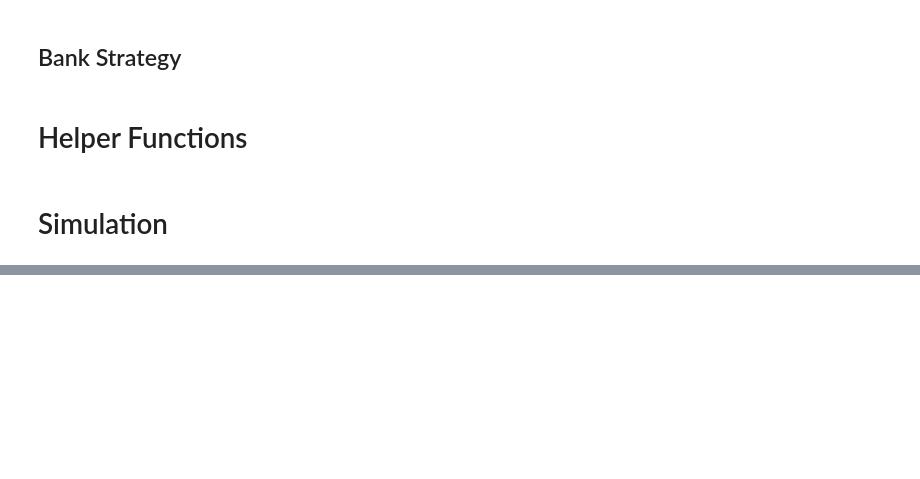
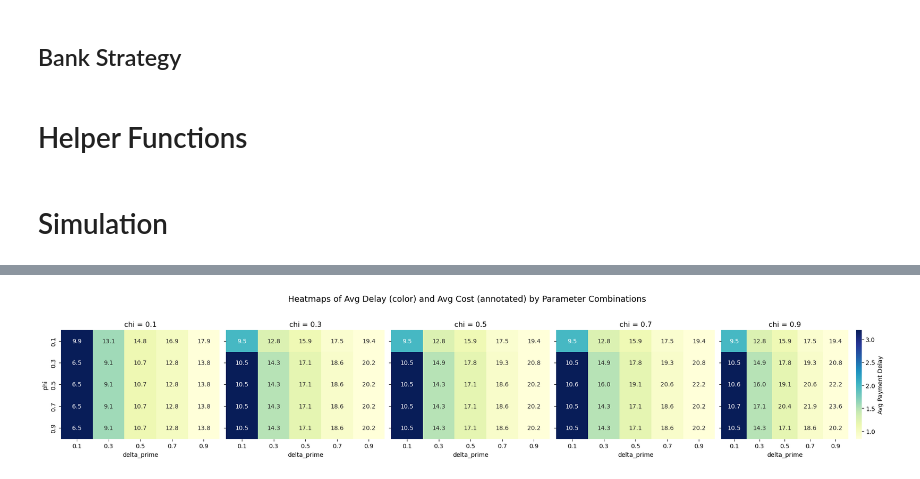
Before and after one commit to KennethSee/IntradayLiquidityGameSimulation, a Jupyter notebook: simulation_full_mechanism.ipynb, the cells around one changed output, grey strips where cells are left out. Saved outputs shown, nothing was run; the diff lists cells and outputs as text; code cells hidden in the pictures; blank space fills up the shorter version.

```diff
--- a/simulation_full_mechanism.ipynb
+++ b/simulation_full_mechanism.ipynb
@@ -422,13 +425,15 @@ def simulate_mech_game(p_t: float, delta: float, gamma: float, delta_prime: floa
         delay_costs[account] = calculate_delay_cost(sim_name, account, delta, delta_prime)
         borrowing_costs[account] = calculate_borrowing_cost(sim_name, account)
 
+    average_payment_delay = calculate_average_payment_delay(sim_name, 'acc3')
+
     # tear down
     # Remove each .csv file
-    # csv_files = glob.glob("*.csv")
-    # for file in csv_files:
-    #     os.remove(file)
+    csv_files = glob.glob("*.csv")
+    for file in csv_files:
+        os.remove(file)
 
-    return delay_costs[focal_account] + borrowing_costs[focal_account]
+    return {'total_costs': delay_costs[focal_account] + borrowing_costs[focal_account], 'average_payment_delay': average_payment_delay}
 # %%
 banks = pd.read_csv('data_input/bank_template_with_mech_strategy.csv')
 accounts = pd.read_csv('data_input/account_template_with_collateral.csv')
@@ -468,0 +487,32 @@ Standard Deviation: 3.6848249022172004
+# %%
+df = pd.DataFrame(results)
+
+# Round to make the heatmap display cleaner
+df['delta_prime'] = df['delta_prime'].round(2)
+df['phi'] = df['phi'].round(2)
+df['chi'] = df['chi'].round(2)
+
+# Plot
+fig, axes = plt.subplots(1, 5, figsize=(20, 4), sharey=True)
+chi_values = sorted(df['chi'].unique())
+
+for i, chi_val in enumerate(chi_values):
+    subset = df[df['chi'] == chi_val]
+    pivot_delay = subset.pivot(index='phi', columns='delta_prime', values='avg_payment_delay_cost')
+    pivot_cost = subset.pivot(index='phi', columns='delta_prime', values='avg_total_cost')
+
+    sns.heatmap(pivot_delay, annot=pivot_cost.round(1), fmt=".1f", cmap="YlGnBu", ax=axes[i],
+                cbar=i == 4, cbar_kws={'label': 'Avg Payment Delay'} if i == 4 else None)
+
+    axes[i].set_title(f'chi = {chi_val}')
+    axes[i].set_xlabel("delta_prime")
+    if i == 0:
+        axes[i].set_ylabel("phi")
+    else:
+        axes[i].set_ylabel("")
+
+plt.suptitle("Heatmaps of Avg Delay (color) and Avg Cost (annotated) by Parameter Combinations", fontsize=14)
+plt.tight_layout(rect=[0, 0, 1, 0.95])
+plt.show()
+# %% [output]
+[figure, added]
```
Also changed, not shown: parts of 3 cells of this notebook.
